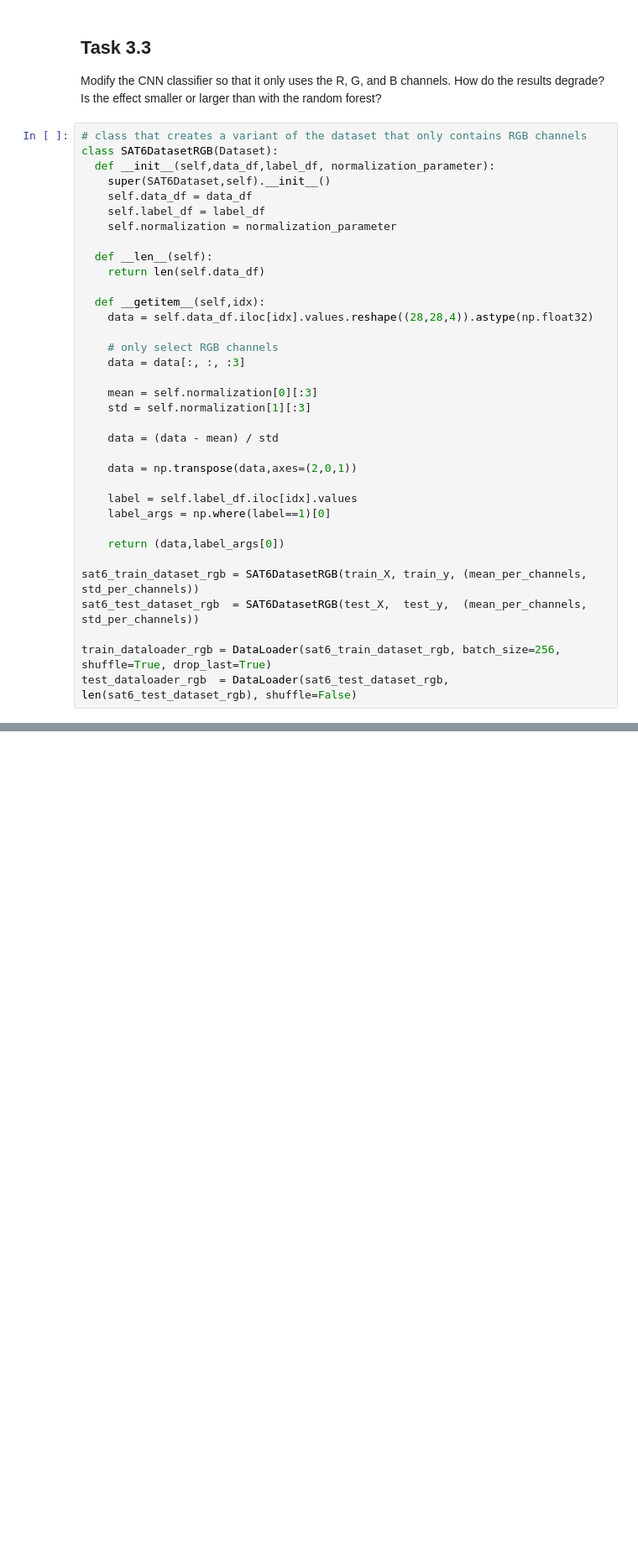
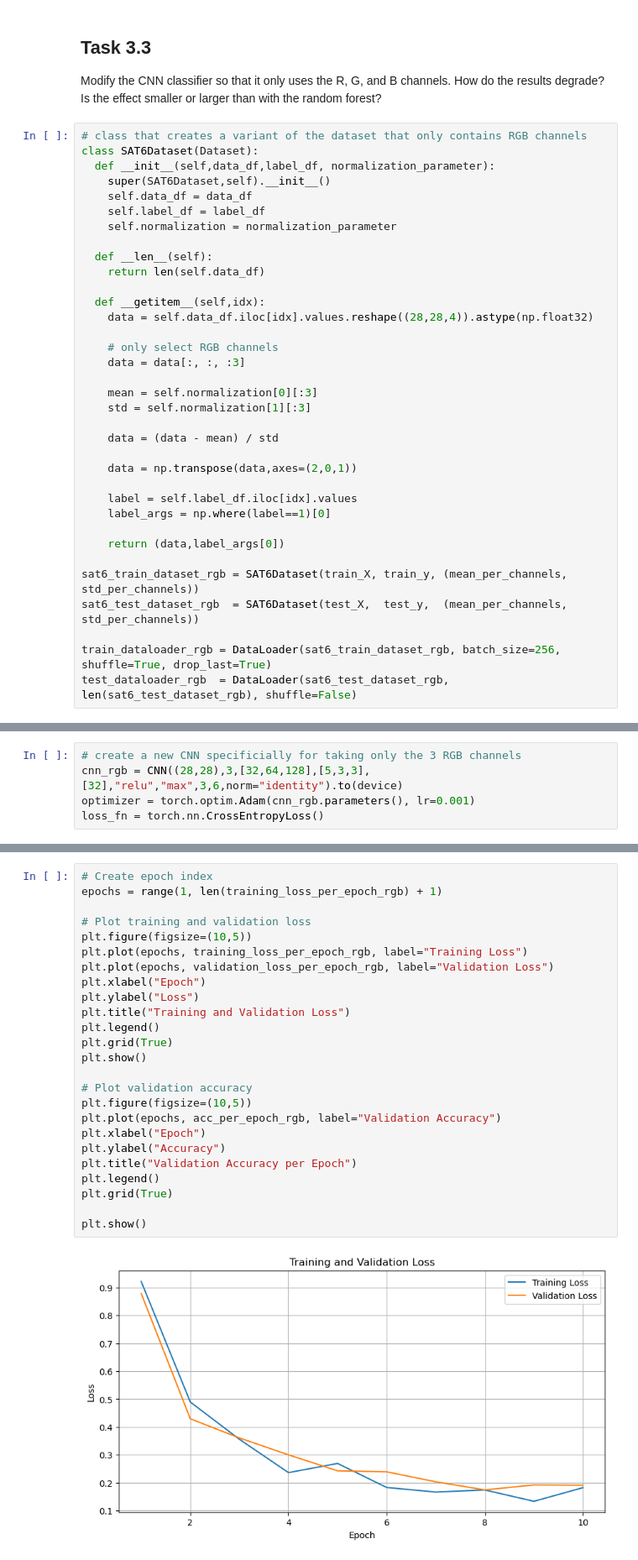
Before and after one commit to Hornston3/remote-sensing-lc, a Jupyter notebook: CNN_classifier_on_remote_sensing_image.ipynb, the cells around one changed output, grey strips where cells are left out. Shown at 84% size. Drawn from its saved outputs; the diff is of its cells as text; blank space fills up the shorter version.

Commit message:
Add code for task 3.3 for a modified CNN that handle only 3 channels and plot the performance

```diff
--- a/CNN_classifier_on_remote_sensing_image.ipynb
+++ b/CNN_classifier_on_remote_sensing_image.ipynb
@@ -511,7 +511,7 @@ plot_samples(incorrect_idx, sat6_test_dataset, "Misclassifications")
 Modify the CNN classifier so that it only uses the R, G, and B channels. How do the results degrade? Is the effect smaller or larger than with the random forest?
 # %%
 # class that creates a variant of the dataset that only contains RGB channels
-class SAT6DatasetRGB(Dataset):
+class SAT6Dataset(Dataset):
   def __init__(self,data_df,label_df, normalization_parameter):
     super(SAT6Dataset,self).__init__()
     self.data_df = data_df
@@ -539,8 +539,8 @@ class SAT6DatasetRGB(Dataset):
 
     return (data,label_args[0])
 
-sat6_train_dataset_rgb = SAT6DatasetRGB(train_X, train_y, (mean_per_channels, std_per_channels))
-sat6_test_dataset_rgb  = SAT6DatasetRGB(test_X,  test_y,  (mean_per_channels, std_per_channels))
+sat6_train_dataset_rgb = SAT6Dataset(train_X, train_y, (mean_per_channels, std_per_channels))
+sat6_test_dataset_rgb  = SAT6Dataset(test_X,  test_y,  (mean_per_channels, std_per_channels))
 
 train_dataloader_rgb = DataLoader(sat6_train_dataset_rgb, batch_size=256, shuffle=True, drop_last=True)
 test_dataloader_rgb  = DataLoader(sat6_test_dataset_rgb,  len(sat6_test_dataset_rgb), shuffle=False)
@@ -548,0 +547,5 @@ TypeError: super(type, obj): obj must be an instance or subtype of type
+# %%
+# create a new CNN specificially for taking only the 3 RGB channels
+cnn_rgb = CNN((28,28),3,[32,64,128],[5,3,3],[32],"relu","max",3,6,norm="identity").to(device)
+optimizer = torch.optim.Adam(cnn_rgb.parameters(), lr=0.001)
+loss_fn = torch.nn.CrossEntropyLoss()
@@ -548,0 +590,27 @@ TypeError: super(type, obj): obj must be an instance or subtype of type
+# %%
+# Create epoch index
+epochs = range(1, len(training_loss_per_epoch_rgb) + 1)
+
+# Plot training and validation loss
+plt.figure(figsize=(10,5))
+plt.plot(epochs, training_loss_per_epoch_rgb, label="Training Loss")
+plt.plot(epochs, validation_loss_per_epoch_rgb, label="Validation Loss")
+plt.xlabel("Epoch")
+plt.ylabel("Loss")
+plt.title("Training and Validation Loss")
+plt.legend()
+plt.grid(True)
+plt.show()
+
+# Plot validation accuracy
+plt.figure(figsize=(10,5))
+plt.plot(epochs, acc_per_epoch_rgb, label="Validation Accuracy")
+plt.xlabel("Epoch")
+plt.ylabel("Accuracy")
+plt.title("Validation Accuracy per Epoch")
+plt.legend()
+plt.grid(True)
+
+plt.show()
+# %% [output]
+[figure, added]
```
Also changed, not shown: parts of 3 cells of this notebook.
